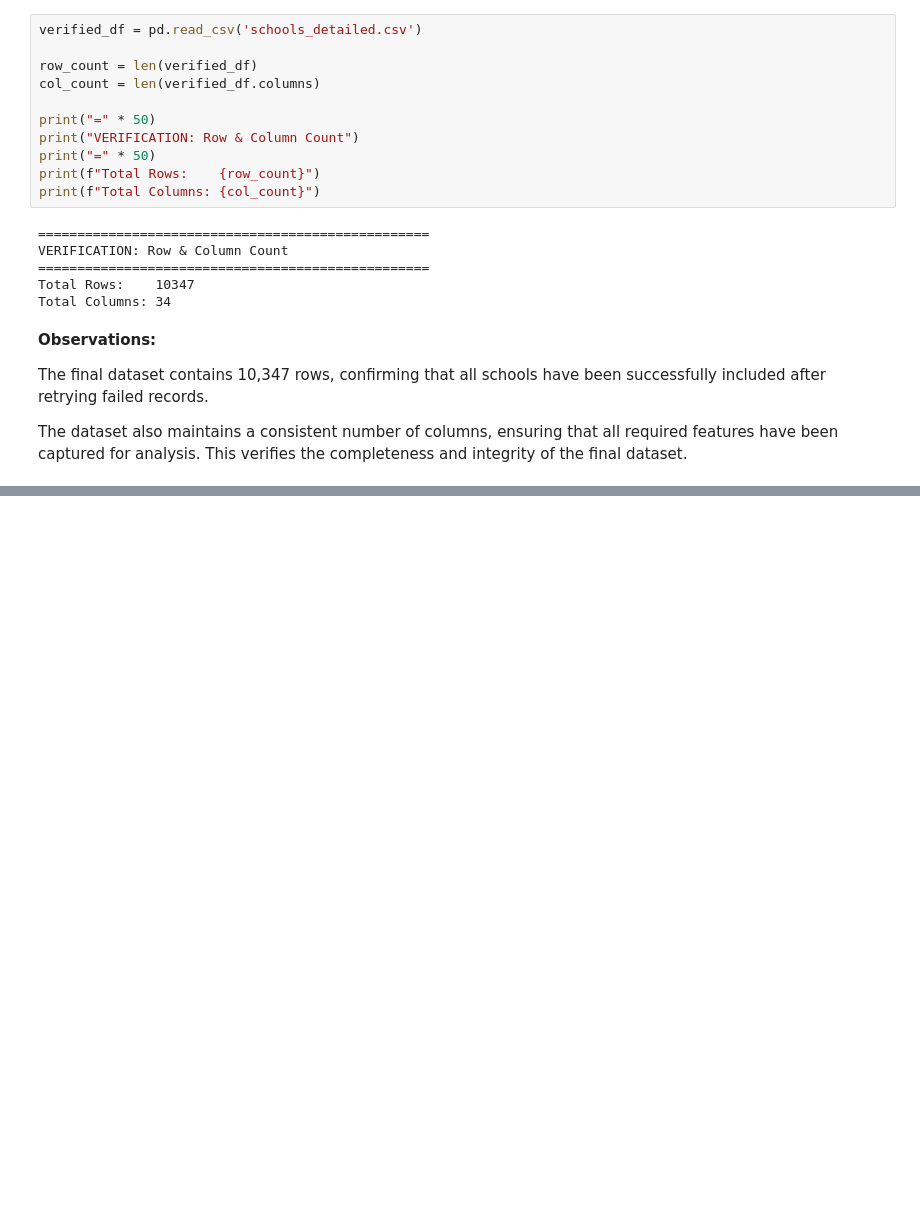
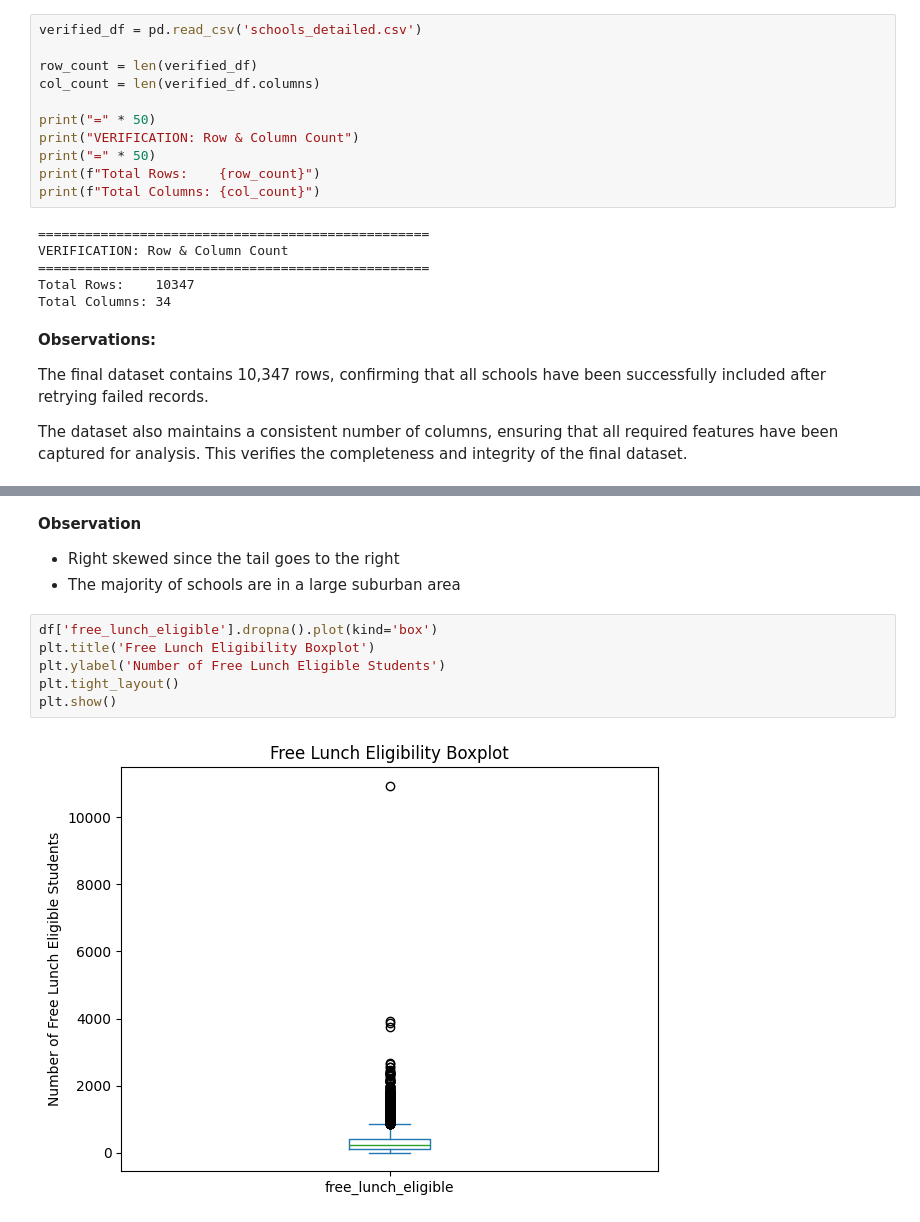
Before and after one commit to rodney-hong/eds-6340-project, a Jupyter notebook: Team 4_Midterm Project.ipynb, the cells around one changed output, grey strips where cells are left out. Cells and saved outputs as stored; diff of their text form; blank space fills up the shorter version.

```diff
--- a/Team 4_Midterm Project.ipynb
+++ b/Team 4_Midterm Project.ipynb
@@ -962,0 +1291,12 @@ The dataset also maintains a consistent number of columns, ensuring that all req
+# %% [markdown]
+**Observation**
+- Right skewed since the tail goes to the right
+- The majority of schools are in a large suburban area
+# %%
+df['free_lunch_eligible'].dropna().plot(kind='box')
+plt.title('Free Lunch Eligibility Boxplot')
+plt.ylabel('Number of Free Lunch Eligible Students')
+plt.tight_layout()
+plt.show()
+# %% [output]
+[figure, added]
```
Also changed, not shown: parts of 75 cells of this notebook.
